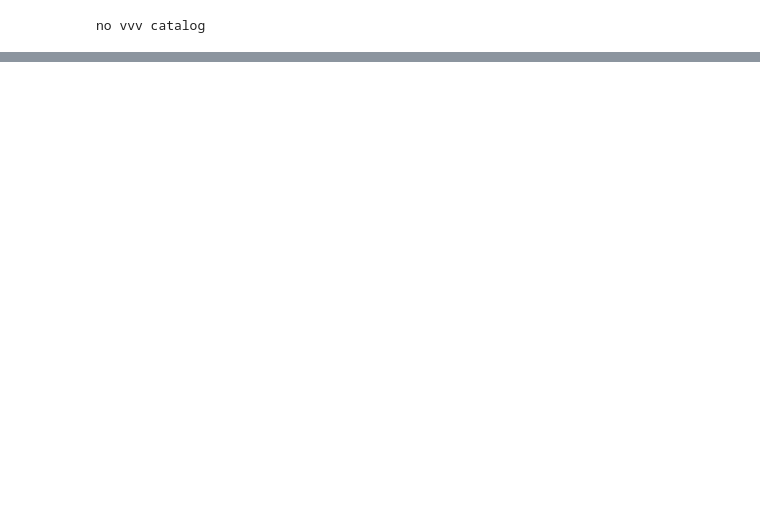
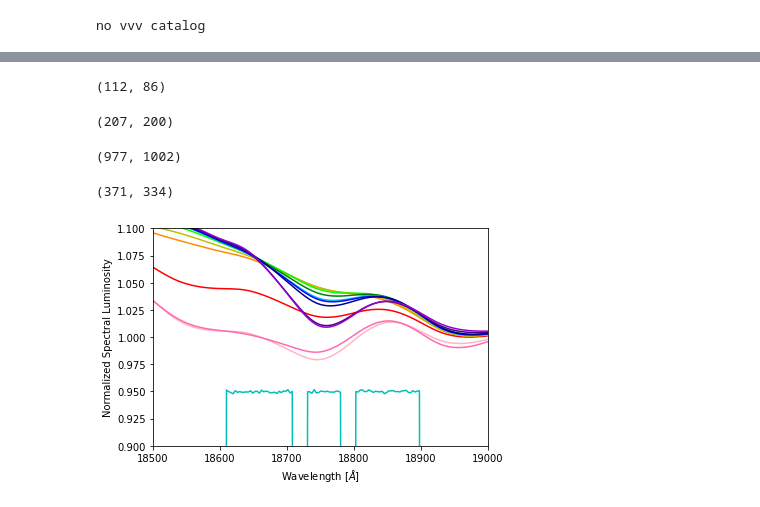
Before and after one commit to mjamesfero/PaschenAlphaModeling, a Jupyter notebook: MIRIS.ipynb, the cells around one changed output, grey strips where cells are left out. Drawn from its saved outputs; the diff is of its cells as text; code cells hidden in the pictures; blank space fills up the shorter version.

```diff
--- a/MIRIS.ipynb
+++ b/MIRIS.ipynb
@@ -120,0 +100,50 @@ Table length=265
+# %%
+#location: glon=0, glat=0
+#area = 0.00005deg^2
+result_14_to_15_m = closest_model('center6_15_m.dat', limit=14)
+result_14_to_15_v = closest_model('center6_15_v.dat', limit=14, VVV=True)
+len(result_14_to_15_m), len(result_14_to_15_v)
+# %% [output]
+(112, 86)
+# %%
+#location: glon=0, glat=0
+#area = 0.00005deg^2
+result_15_to_16_m = closest_model('center6_16_m.dat', limit=15)
+result_15_to_16_v = closest_model('center6_16_v.dat', limit=15, VVV=True)
+len(result_15_to_16_m), len(result_15_to_16_v)
+# %% [output]
+(207, 200)
+# %%
+#location: glon=0, glat=0
+#area = 0.00005deg^2
+result_16_to_17_m = closest_model('center6_17_m.dat', limit=16)
+result_16_to_17_v = closest_model('center6_17_v.dat', limit=16, VVV=True)
+len(result_16_to_17_m), len(result_16_to_17_v)
+# %% [output]
+(977, 1002)
+# %%
+#location: glon=0, glat=0
+#area = 0.000005deg^2
+result_17_to_18_m = closest_model('center6_18_m.dat', limit=17)
+result_17_to_18_v = closest_model('center6_18_v.dat', limit=17, VVV=True)
+len(result_17_to_18_m), len(result_17_to_18_v)
+# %% [output]
+(371, 334)
+# %%
+data_dict_m = {}
+data_dict_m['K6-7'] = result_6_to_7_m['fn model']
+data_dict_m['K7-8'] = result_7_to_8_m['fn model']
+data_dict_m['K8-9'] = result_8_to_9_m['fn model']
+data_dict_m['K9-10'] = result_9_to_10_m['fn model']
+data_dict_m['K10-11'] = result_10_to_11_m['fn model']
+data_dict_m['K11-12'] = result_11_to_12_m['fn model']
+data_dict_m['K12-13'] = result_12_to_13_m['fn model']
+data_dict_m['K13-14'] = result_13_to_14_m['fn model']
+data_dict_m['K14-15'] = result_14_to_15_m['fn model']
+data_dict_m['K15-16'] = result_15_to_16_m['fn model']
+data_dict_m['K16-17'] = result_16_to_17_m['fn model']
+data_dict_m['K17-18'] = result_17_to_18_m['fn model']
+# %%
+make_sed_plot(data_dict_m)
+# %% [output]
+[figure, added]
```
Also changed, not shown: parts of 14 cells of this notebook, 2 other files.
